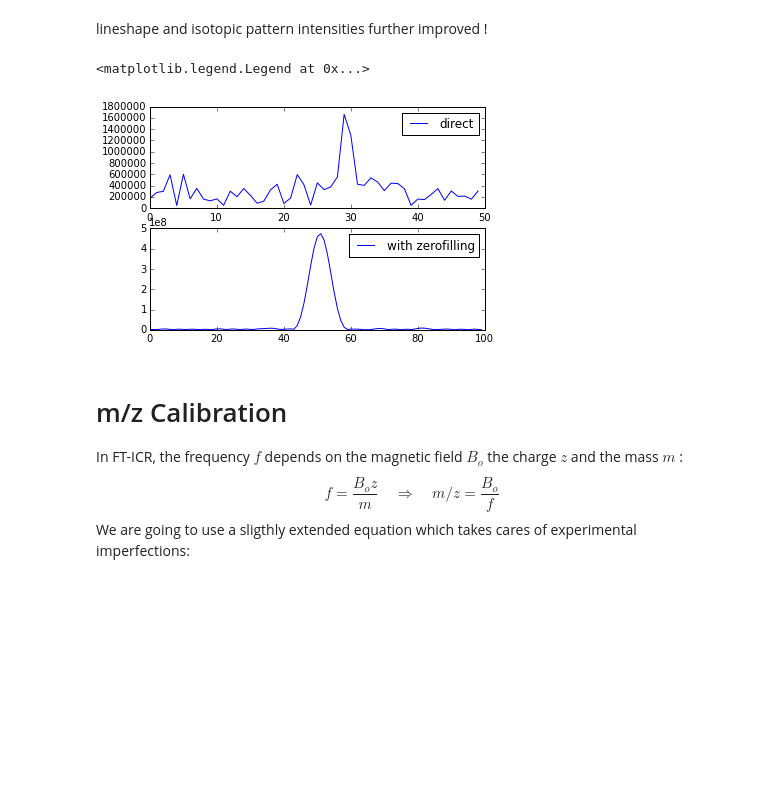
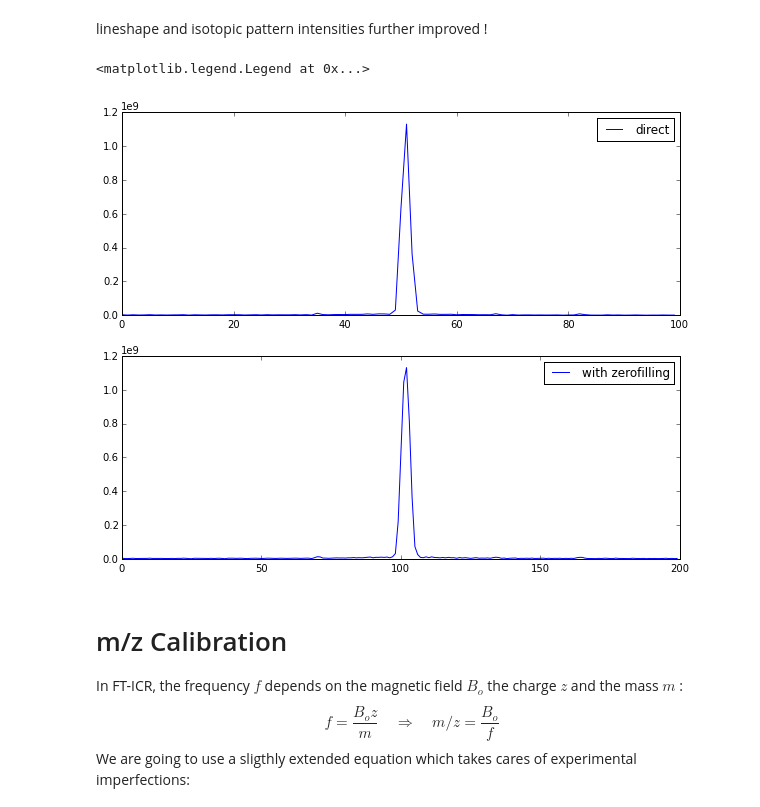
Before and after one commit to delsuc/MemoBio2015, a Jupyter notebook: FTICR_1.ipynb, the cells around one changed output. Drawn from its saved outputs; the diff is of its cells as text; code cells hidden in the pictures; blank space fills up the shorter version.

```diff
--- a/FTICR_1.ipynb
+++ b/FTICR_1.ipynb
@@ -72,2 +21,2 @@ import matplotlib.pylab as plt
 # %%
-BASE = 'FTICR/Files/bruker ubiquitin file/ESI_pos_Ubiquitin_000006.d'
+BASE = 'FTICR-Files/ESI_pos_Ubiquitin_000006.d'
@@ -79,6 +23,6 @@ PULPROG__BASIC.event_seq* desktop.ini*              submethods.xml*
 # %%
-F = open(  op.join(BASE, 'fid'), 'r')
-tbuf = F.read(4*1024*1024)
+F = open(  op.join(BASE, 'fid'), 'rb')
+tbuf = F.read()
 fid = np.array(array.array('i',tbuf))
 F.close()
 # %%
@@ -207,7 +158,7 @@ zerofilling consists in adding zero at the end of the FID to interpolate points
 ( and an example of slighlty different numpy arithmetics)
 # %%
 n = len(fid)
-fidzf = np.zeros(4*n)
+fidzf = np.zeros(2*n)
 # %%
 fidzf[:n] = fid[:]
 fidzf[:n] *= np.hamming(n)
@@ -220,14 +171,14 @@ plt.plot(abs(spzf[720000:722000]))
 lineshape and isotopic pattern intensities further improved !
 # %%
 plt.subplot(211)
-plt.plot(abs(sp2[721100/2:721200/2]), label='direct')
+plt.plot(abs(sp2[721100:721200]), label='direct')
 plt.legend()
 plt.subplot(212)
-plt.plot(abs(spzf[721100:721200]), label='with zerofilling')
+plt.plot(abs(spzf[2*721100:2*721200]), label='with zerofilling')
 plt.legend()
 # %% [output]
 <matplotlib.legend.Legend at 0x...>
-[figure, old version]
+[figure, new version]
 # %% [markdown]
 # m/z Calibration
 In FT-ICR, the frequency $f$ depends on the magnetic field $B_o$ the charge $z$ and the mass $m$ :
```
Also changed, not shown: parts of 46 cells of this notebook, 3 other files.
